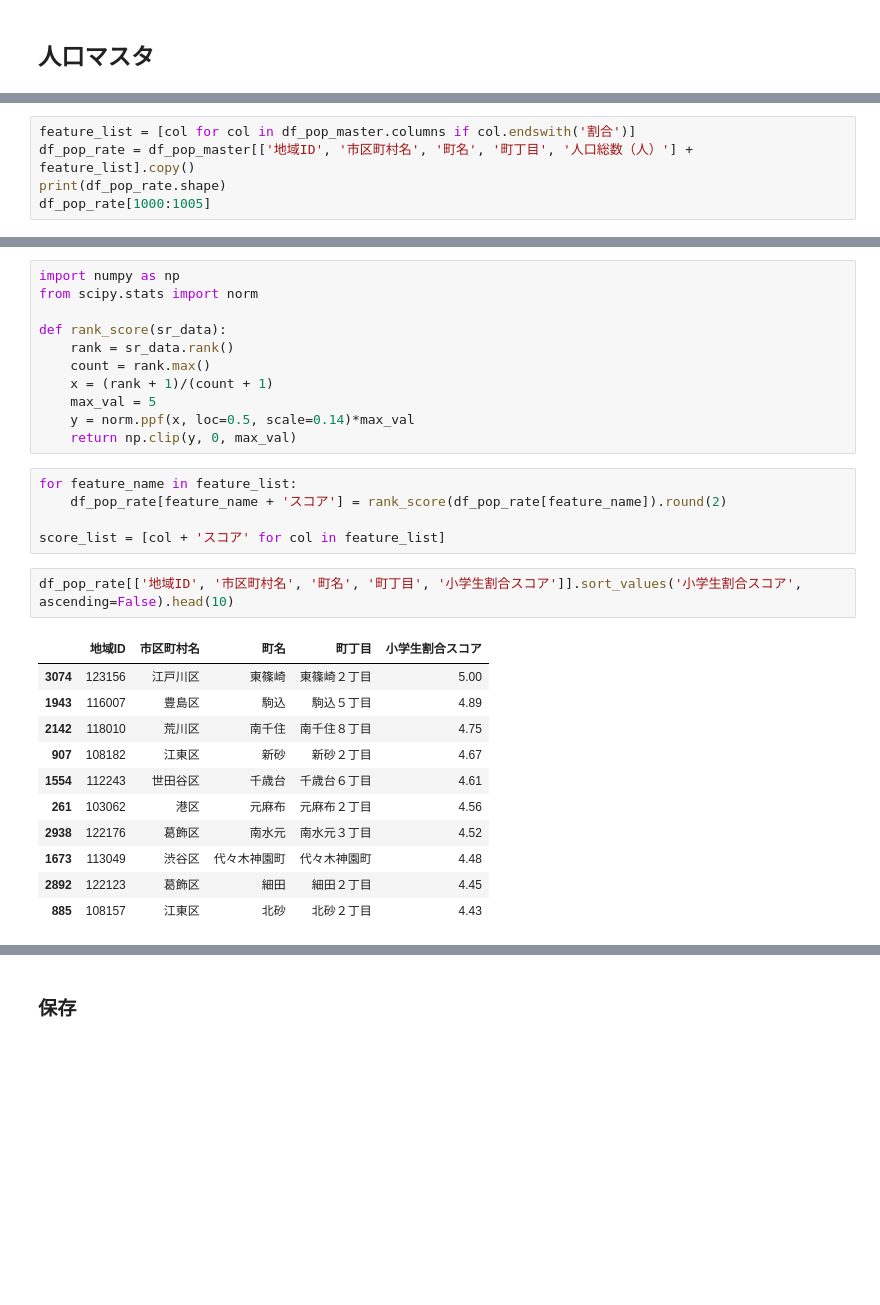
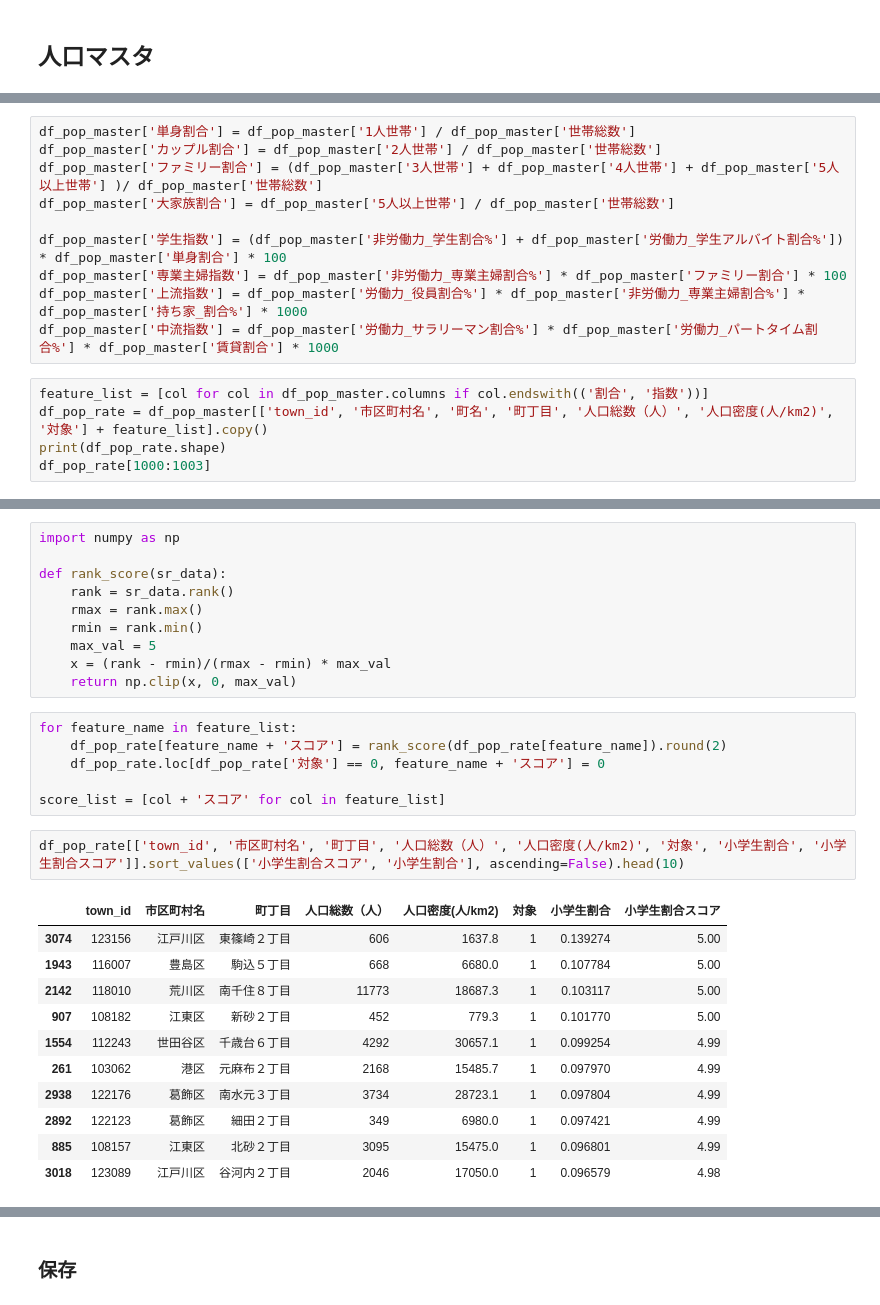
Before and after one commit to z-guard/analysis, a Jupyter notebook: notebooks/population_score.ipynb, the cells around one changed output, grey strips where cells are left out. Saved outputs shown, nothing was run; the diff lists cells and outputs as text; blank space fills up the shorter version.

```diff
--- a/notebooks/population_score.ipynb
+++ b/notebooks/population_score.ipynb
@@ -70,6 +89,16 @@ df_pop_master['50代_子割合'] = df_pop_master['中学生割合'] + df_pop_mas
+# %%
+df_pop_master['単身割合'] = df_pop_master['1人世帯'] / df_pop_master['世帯総数']
+df_pop_master['カップル割合'] = df_pop_master['2人世帯'] / df_pop_master['世帯総数']
+df_pop_master['ファミリー割合'] = (df_pop_master['3人世帯'] + df_pop_master['4人世帯'] + df_pop_master['5人以上世帯'] )/ df_pop_master['世帯総数']
+df_pop_master['大家族割合'] = df_pop_master['5人以上世帯'] / df_pop_master['世帯総数']
+
+df_pop_master['学生指数'] = (df_pop_master['非労働力_学生割合%'] + df_pop_master['労働力_学生アルバイト割合%']) * df_pop_master['単身割合'] * 100
+df_pop_master['専業主婦指数'] = df_pop_master['非労働力_専業主婦割合%'] * df_pop_master['ファミリー割合'] * 100
+df_pop_master['上流指数'] = df_pop_master['労働力_役員割合%'] * df_pop_master['非労働力_専業主婦割合%'] * df_pop_master['持ち家_割合%'] * 1000
+df_pop_master['中流指数'] = df_pop_master['労働力_サラリーマン割合%'] * df_pop_master['労働力_パートタイム割合%'] * df_pop_master['賃貸割合'] * 1000
 # %%
-feature_list = [col for col in df_pop_master.columns if col.endswith('割合')]
-df_pop_rate = df_pop_master[['地域ID', '市区町村名', '町名', '町丁目', '人口総数（人）'] + feature_list].copy()
+feature_list = [col for col in df_pop_master.columns if col.endswith(('割合', '指数'))]
+df_pop_rate = df_pop_master[['town_id', '市区町村名', '町名', '町丁目', '人口総数（人）', '人口密度(人/km2)', '対象'] + feature_list].copy()
 print(df_pop_rate.shape)
-df_pop_rate[1000:1005]
+df_pop_rate[1000:1003]
 # %% [output]
@@ -101,31 +128,31 @@ for feature_name in feature_list:
 # %%
 import numpy as np
-from scipy.stats import norm
 
 def rank_score(sr_data):
     rank = sr_data.rank()
-    count = rank.max()
-    x = (rank + 1)/(count + 1)
+    rmax = rank.max()
+    rmin = rank.min()
     max_val = 5
-    y = norm.ppf(x, loc=0.5, scale=0.14)*max_val
-    return np.clip(y, 0, max_val)
+    x = (rank - rmin)/(rmax - rmin) * max_val
+    return np.clip(x, 0, max_val)
 # %%
 for feature_name in feature_list:
     df_pop_rate[feature_name + 'スコア'] = rank_score(df_pop_rate[feature_name]).round(2)
+    df_pop_rate.loc[df_pop_rate['対象'] == 0, feature_name + 'スコア'] = 0
 
 score_list = [col + 'スコア' for col in feature_list]
 # %%
-df_pop_rate[['地域ID', '市区町村名', '町名', '町丁目', '小学生割合スコア']].sort_values('小学生割合スコア', ascending=False).head(10)
+df_pop_rate[['town_id', '市区町村名', '町丁目', '人口総数（人）', '人口密度(人/km2)', '対象', '小学生割合', '小学生割合スコア']].sort_values(['小学生割合スコア', '小学生割合'], ascending=False).head(10)
 # %% [output]
-|  | 地域ID | 市区町村名 | 町名 | 町丁目 | 小学生割合スコア |
-| 3074 | 123156 | 江戸川区 | 東篠崎 | 東篠崎２丁目 | 5.00 |
-| 1943 | 116007 | 豊島区 | 駒込 | 駒込５丁目 | 4.89 |
-| 2142 | 118010 | 荒川区 | 南千住 | 南千住８丁目 | 4.75 |
-| 907 | 108182 | 江東区 | 新砂 | 新砂２丁目 | 4.67 |
-| 1554 | 112243 | 世田谷区 | 千歳台 | 千歳台６丁目 | 4.61 |
-| 261 | 103062 | 港区 | 元麻布 | 元麻布２丁目 | 4.56 |
-| 2938 | 122176 | 葛飾区 | 南水元 | 南水元３丁目 | 4.52 |
-| 1673 | 113049 | 渋谷区 | 代々木神園町 | 代々木神園町 | 4.48 |
-| 2892 | 122123 | 葛飾区 | 細田 | 細田２丁目 | 4.45 |
-| 885 | 108157 | 江東区 | 北砂 | 北砂２丁目 | 4.43 |
+|  | town_id | 市区町村名 | 町丁目 | 人口総数（人） | 人口密度(人/km2) | 対象 | 小学生割合 | 小学生割合スコア |
+| 3074 | 123156 | 江戸川区 | 東篠崎２丁目 | 606 | 1637.8 | 1 | 0.139274 | 5.00 |
+| 1943 | 116007 | 豊島区 | 駒込５丁目 | 668 | 6680.0 | 1 | 0.107784 | 5.00 |
+| 2142 | 118010 | 荒川区 | 南千住８丁目 | 11773 | 18687.3 | 1 | 0.103117 | 5.00 |
+| 907 | 108182 | 江東区 | 新砂２丁目 | 452 | 779.3 | 1 | 0.101770 | 5.00 |
+| 1554 | 112243 | 世田谷区 | 千歳台６丁目 | 4292 | 30657.1 | 1 | 0.099254 | 4.99 |
+| 261 | 103062 | 港区 | 元麻布２丁目 | 2168 | 15485.7 | 1 | 0.097970 | 4.99 |
+| 2938 | 122176 | 葛飾区 | 南水元３丁目 | 3734 | 28723.1 | 1 | 0.097804 | 4.99 |
+| 2892 | 122123 | 葛飾区 | 細田２丁目 | 349 | 6980.0 | 1 | 0.097421 | 4.99 |
+| 885 | 108157 | 江東区 | 北砂２丁目 | 3095 | 15475.0 | 1 | 0.096801 | 4.99 |
+| 3018 | 123089 | 江戸川区 | 谷河内２丁目 | 2046 | 17050.0 | 1 | 0.096579 | 4.98 |
 # %%
```
Also changed, not shown: parts of 14 cells of this notebook.
